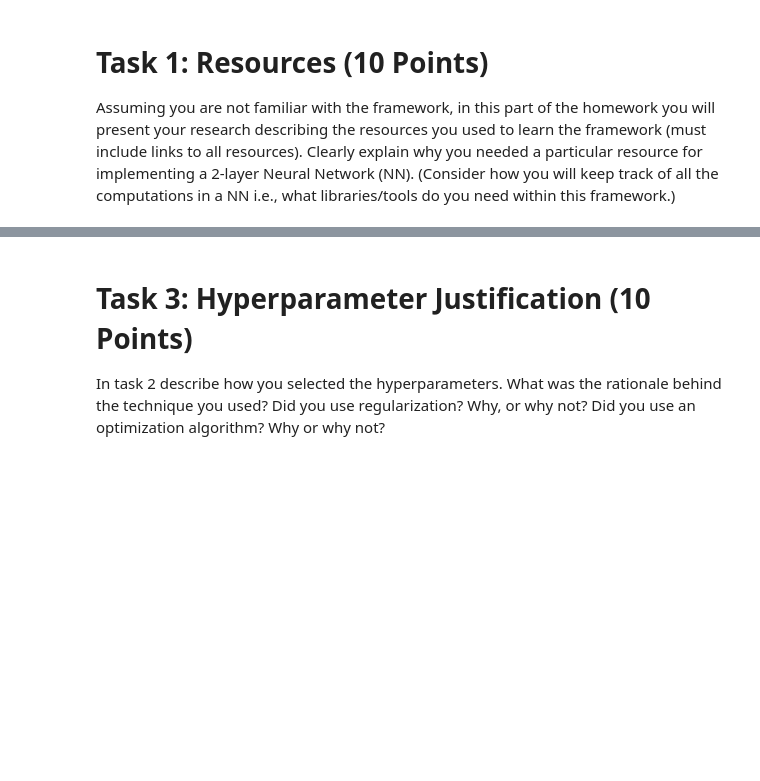
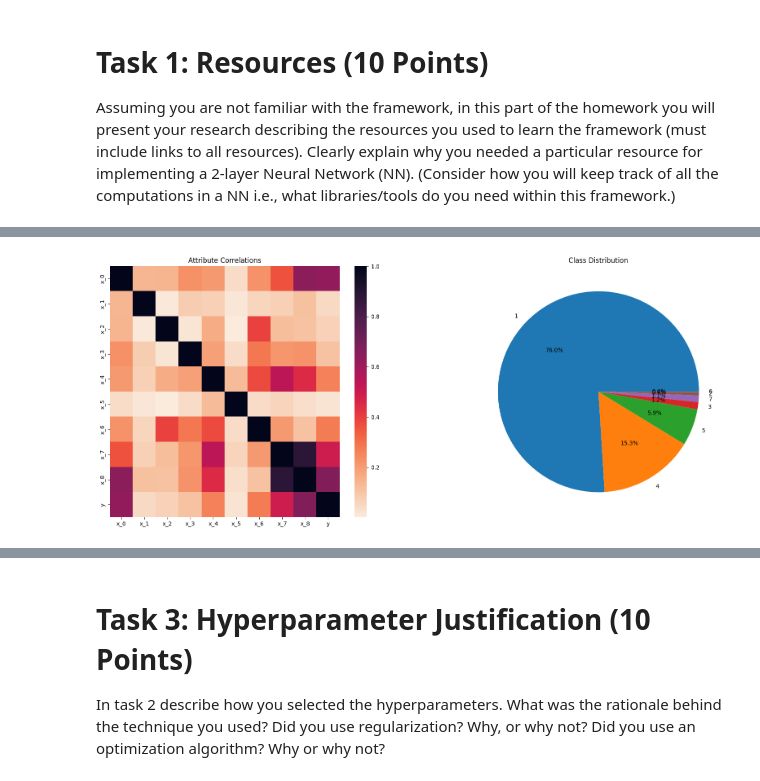
Before and after one commit to James-Oswald/CSCI-6962-Projects-in-ML-AI, a Jupyter notebook: hw3/hw3.ipynb, the cells around one changed output, grey strips where cells are left out. Saved outputs shown, nothing was run; the diff lists cells and outputs as text; code cells hidden in the pictures; blank space fills up the shorter version.

```diff
--- a/hw3/hw3.ipynb
+++ b/hw3/hw3.ipynb
@@ -26,0 +30,17 @@ decrease the number of layers as part of the hyperparameter tuning process.
+# %%
+import pandas as pd
+
+#create our column names
+feature_names = [f"x_{i}" for i in range(9)]
+col_names = feature_names + ["y"]
+
+#get our split datasets
+old_testing = pd.read_csv("./data/shuttle.trn", names=col_names, sep=" ")
+old_training = pd.read_csv("./data/sat.tst", names=col_names, sep=" ")
+
+#combine them into a single dataset for exploratory data analysis.
+data = pd.concat([old_testing, old_training])
+
+#print if we have any NaNs or nulls in the dataset
+print("NaNs or Nulls present: " + str(data.isnull().values.any()))
+data.head()
@@ -26,0 +55,13 @@ decrease the number of layers as part of the hyperparameter tuning process.
+# %%
+from turtle import title
+import matplotlib.pyplot as plt
+import seaborn as sns
+
+fig, ax = plt.subplots(ncols=2, figsize=(20,8))
+#ax[0].imshow(data_raw.corr().abs(), cmap='rocket_r')
+ax[0].set_title("Attribute Correlations")
+sns.heatmap(data.corr().abs(),annot=False, ax=ax[0], cmap='rocket_r')
+ax[1].set_title("Class Distribution")
+ax[1].pie(x=data["y"].value_counts(), labels=data["y"].value_counts().index, autopct='%1.1f%%');
+# %% [output]
+[figure, added]
```
Also changed, not shown: parts of 6 cells of this notebook, 7 other files.
